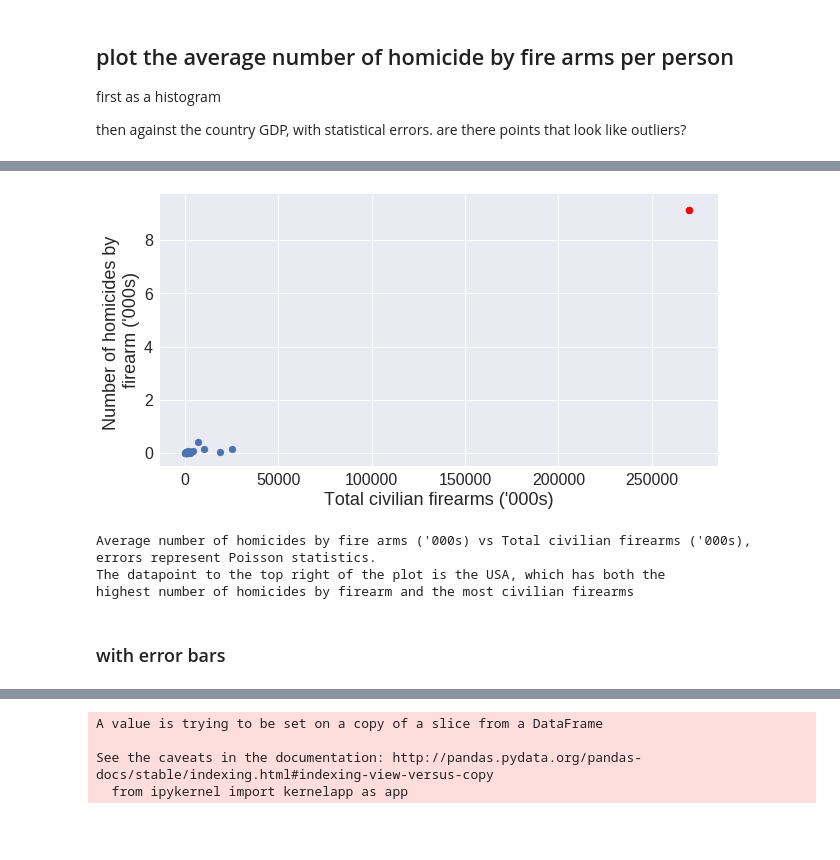
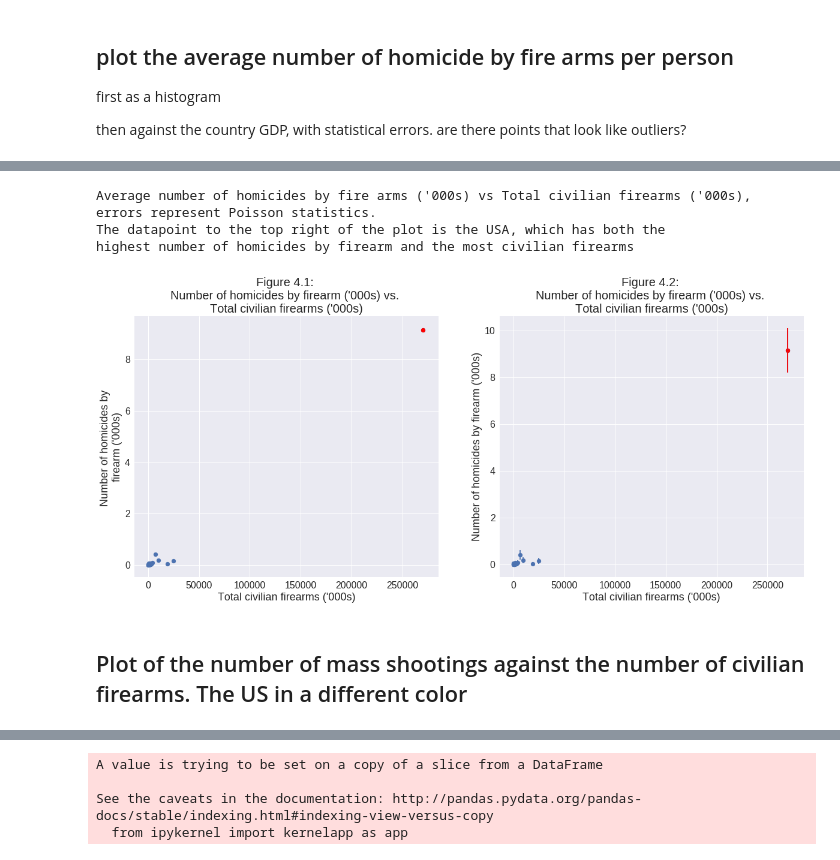
Before and after one commit to jkastelan/PUI2017_jlk635, a Jupyter notebook: HW5_jlk635/Assignment3_jlk635.ipynb, the cells around one changed output, grey strips where cells are left out. Drawn from its saved outputs; the diff is of its cells as text; code cells hidden in the pictures; blank space fills up the shorter version.

```diff
--- a/HW5_jlk635/Assignment3_jlk635.ipynb
+++ b/HW5_jlk635/Assignment3_jlk635.ipynb
@@ -255,30 +209,50 @@ with and without errorbars
 # %%
 
-fig = pl.figure(figsize=(10,5))
-ax = fig.add_subplot(111)
+fig = pl.figure(figsize=(20,8))
+ax = fig.add_subplot(121)
 
 scatter = ax.scatter(df_['Average total all civilian firearms'] / 1e3, df_['Number of homicides by firearm'] / 1e3)
 scatterUS = ax.scatter(df_['Average total all civilian firearms'].max() / 1e3, df_['Number of homicides by firearm'].max() / 1e3,color='red')
 #ax.errorbar(df_['Number of homicides by firearm'] / 1e3, df_['Average total all civilian firearms'] / 1e3,
 #            yerr = np.sqrt(df_['Average total all civilian firearms'] * 1.0) , fmt = '.')
 ax.tick_params(axis='both',labelsize=16)
+pl.title("Figure 4.1: \nNumber of homicides by firearm ('000s) vs. \nTotal civilian firearms ('000s)", fontsize=20);
 ax.set_ylabel("Number of homicides by \nfirearm ('000s)", fontsize=18)
 ax.set_xlabel("Total civilian firearms ('000s)", fontsize=18)
 ax.set_ylim()#0,0.32e5)#-0.000005,df_['Average number of homicides by fire arms per person'].max() + 0.000005)
 ax.set_xlim()#0,500)
-pl.show()
+
+
+
+
+ax = fig.add_subplot(122)
+
+scatter = ax.scatter(df_['Average total all civilian firearms'] / 1e3, df_['Number of homicides by firearm'] / 1e3)
+scatterUS = ax.scatter(df_['Average total all civilian firearms'].max() / 1e3, df_['Number of homicides by firearm'].max() / 1e3,color='red')
+ax.errorbar(df_['Average total all civilian firearms'] / 1e3, df_['Number of homicides by firearm'] / 1e3,
+            yerr = np.sqrt(df_['Number of homicides by firearm'] * 1.0)/ 1e2 , fmt = '.')
+errbarUS =  ax.errorbar(df_['Average total all civilian firearms'].max() / 1e3, df_['Number of homicides by firearm'].max() / 1e3,
+           yerr = np.sqrt(df_['Number of homicides by firearm'].max() * 1.0)/ 1e2 , fmt = '.',color='red')
+ax.tick_params(axis='both',labelsize=16)
+pl.title("Figure 4.2: \nNumber of homicides by firearm ('000s) vs. \nTotal civilian firearms ('000s)", fontsize=20);
+ax.set_ylabel("Number of homicides by firearm ('000s)", fontsize=18)
+ax.set_xlabel("Total civilian firearms ('000s)", fontsize=18)
+ax.set_ylim()#0,0.32e5)#-0.000005,df_['Average number of homicides by fire arms per person'].max() + 0.000005)
+ax.set_xlim()#0,500)
+
+
 print ("Average number of homicides by fire arms ('000s) vs Total civilian firearms ('000s), \n" +
        "errors represent Poisson statistics.\n" +
        "The datapoint to the top right of the plot is the USA, " +
        "which has both the \nhighest number of homicides by firearm and the most civilian firearms")
 # %% [output]
+Average number of homicides by fire arms ('000s) vs Total civilian firearms ('000s),
+errors represent Poisson statistics.
+The datapoint to the top right of the plot is the USA, which has both the
+highest number of homicides by firearm and the most civilian firearms
-[figure, old version]
+[figure, new version]
-Average number of homicides by fire arms ('000s) vs Total civilian firearms ('000s),
-errors represent Poisson statistics.
-The datapoint to the top right of the plot is the USA, which has both the
-highest number of homicides by firearm and the most civilian firearms
-# %% [markdown]
-### with error bars
+# %% [markdown]
+## Plot of the number of  mass shootings against the number of civilian firearms. The  US in a different color
 # %%
 #FLIPPED
 
```
Also changed, not shown: parts of 48 cells of this notebook.
